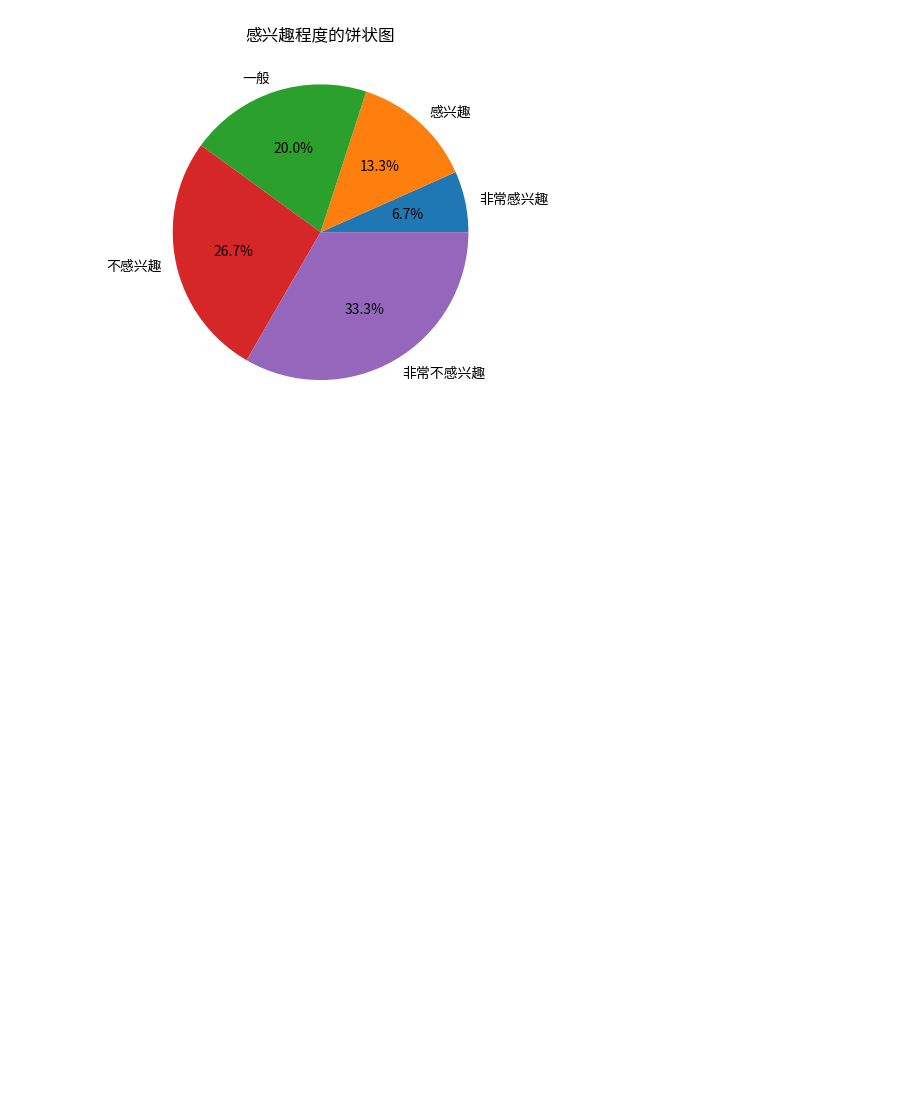
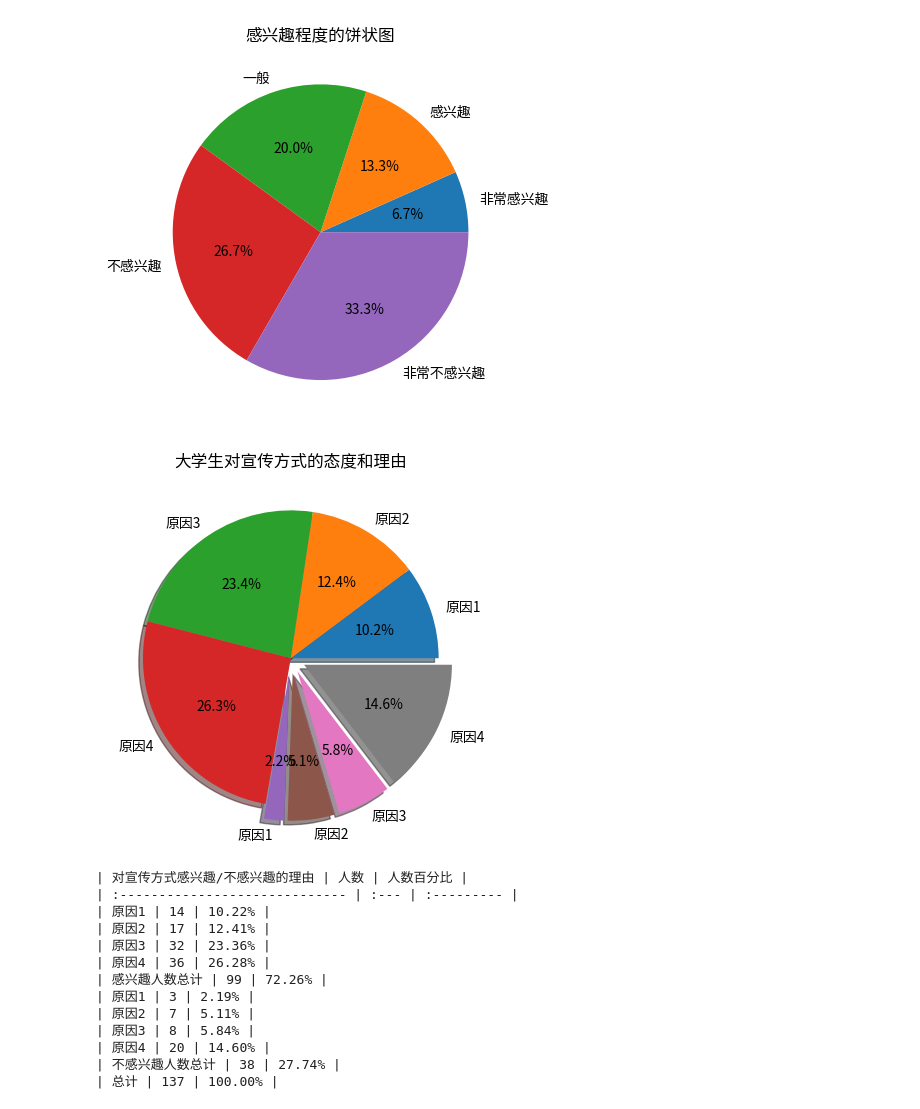
Before and after one commit to nju-cs-elite20/social-practice-report, a Jupyter notebook: data_gen.ipynb, the cells around one changed output. Cells and saved outputs as stored; diff of their text form; code cells hidden in the pictures; blank space fills up the shorter version.

Commit message:
add reason generator

```diff
--- a/data_gen.ipynb
+++ b/data_gen.ipynb
@@ -186,6 +186,7 @@ class AttitudeAndReasonTemplate:
     Reasons = dict[str, float]
     def __init__(self, name: str,
                   total: int,
+                  pop_percent: float,
                     popular_reason: Reasons,
                     unpopular_reason: Reasons) -> None:
         """ 对宣传方式的态度和原因模板类
@@ -197,49 +198,85 @@ class AttitudeAndReasonTemplate:
         """
         self.name = name
         self.total = total
+        self.pop_percent = pop_percent
+        self.popular_total = np.random.binomial(total, pop_percent)
+        self.unpopular_total = total - self.popular_total
         self.popular_reason = popular_reason
         self.unpopular_reason = unpopular_reason
 
     def __str__(self) -> str:
         return self.name + " " + str(self.total) + " " + str(self.good_reason) + " " + str(self.bad_reason)
 
     def gen_population(self) -> None:
         """ 生成不同原因的人数
         """
         popular_weight = list(self.popular_reason.values())
         unpopular_weight = list(self.unpopular_reason.values())
-        self.popular_reason_population = np.random.multinomial(self.total, popular_weight)
-        self.unpopular_reason_population = np.random.multinomial(self.total, unpopular_weight)
+        self.popular_reason_population = np.random.multinomial(self.popular_total, popular_weight)
+        self.unpopular_reason_population = np.random.multinomial(self.unpopular_total, unpopular_weight)
 
     def gen_markdown_table(self) -> str:
         """ 生成 Markdown 表格
 
         Returns:
             str: Markdown 表格
 
         """
         head_text = f"""\
 | 对{self.name}感兴趣/不感兴趣的理由 | 人数 | 人数百分比 |
 | :----------------------------- | :--- | :--------- |
 """
+        pop_sum = sum(self.popular_reason_population)
+        unpop_sum = sum(self.unpopular_reason_population)
+        total_sum = pop_sum + unpop_sum
+
         pop_name = list(self.popular_reason.keys())
         unpop_name = list(self.unpopular_reason.keys())
-        pop_percent = [f"{x / self.total:.2%}" for x in self.popular_reason_population]
-        unpop_percent = [f"{x / self.total:.2%}" for x in self.unpopular_reason_population]
-
-        pop_sum = sum(self.popular_reason_population)
-        unpop_sum = sum(self.unpopular_reason_population)
-        pop_sum_percent = f"{pop_sum / self.total:.2%}"
-        unpop_sum_percent = f"{unpop_sum / self.total:.2%}"
+        pop_percent = [f"{x / total_sum:.2%}" for x in self.popular_reason_population]
+        unpop_percent = [f"{x / total_sum:.2%}" for x in self.unpopular_reason_population]
+        pop_sum_percent = f"{pop_sum / total_sum:.2%}"
+        unpop_sum_percent = f"{unpop_sum / total_sum:.2%}"
 
         pop_table = [f"| {pop_name[i]} | {self.popular_reason_population[i]} | {pop_percent[i]} |"
                       for i in range(len(pop_name))]
         unpop_table = [f"| {unpop_name[i]} | {self.unpopular_reason_population[i]} | {unpop_percent[i]} |"
                         for i in range(len(unpop_name))]
-        pop_table.append(f"| 总计 | {pop_sum} | {pop_sum_percent} |")
-        unpop_table.append(f"| 总计 | {unpop_sum} | {unpop_sum_percent} |")
+        pop_table.append(f"| 感兴趣人数总计 | {pop_sum} | {pop_sum_percent} |")
+        unpop_table.append(f"| 不感兴趣人数总计 | {unpop_sum} | {unpop_sum_percent} |")
 
-        table = head_text + "\n".join(pop_table) + "\n" + "\n".join(unpop_table)
+        total_table = f"| 总计 | {total_sum} | 100.00% |"
+
+        table = head_text + "\n".join(pop_table) + "\n" + "\n".join(unpop_table) + "\n" + total_table
         return table
 
-    def gen_
+    def gen_pie_chart_explode_unpop(self) -> None:
+        """ 生成饼图，将不感兴趣的原因突出显示
+        """
+        labels = list(self.popular_reason.keys()) + list(self.unpopular_reason.keys())
+        sizes = self.popular_reason_population.tolist() + self.unpopular_reason_population.tolist()
+        explode = [0] * len(self.popular_reason_population) + [0.1] * len(self.unpopular_reason_population)
+        plt.pie(sizes, labels=labels, autopct="%1.1f%%", explode=explode, shadow=True)
+        plt.title(f"大学生对{self.name}的态度和理由")
+        plt.show()
+
+
+test_reason = {"原因1": 0.1, "原因2": 0.2, "原因3": 0.3, "原因4": 0.4}
+test_template = AttitudeAndReasonTemplate("宣传方式", 137, 0.7, test_reason, test_reason)
+test_template.gen_population()
+test_template.gen_pie_chart_explode_unpop()
+print(test_template.gen_markdown_table())
+# %% [output]
+[figure, added]
+| 对宣传方式感兴趣/不感兴趣的理由 | 人数 | 人数百分比 |
+| :----------------------------- | :--- | :--------- |
+| 原因1 | 14 | 10.22% |
+| 原因2 | 17 | 12.41% |
+| 原因3 | 32 | 23.36% |
+| 原因4 | 36 | 26.28% |
+| 感兴趣人数总计 | 99 | 72.26% |
+| 原因1 | 3 | 2.19% |
+| 原因2 | 7 | 5.11% |
+| 原因3 | 8 | 5.84% |
+| 原因4 | 20 | 14.60% |
+| 不感兴趣人数总计 | 38 | 27.74% |
+| 总计 | 137 | 100.00% |
```
